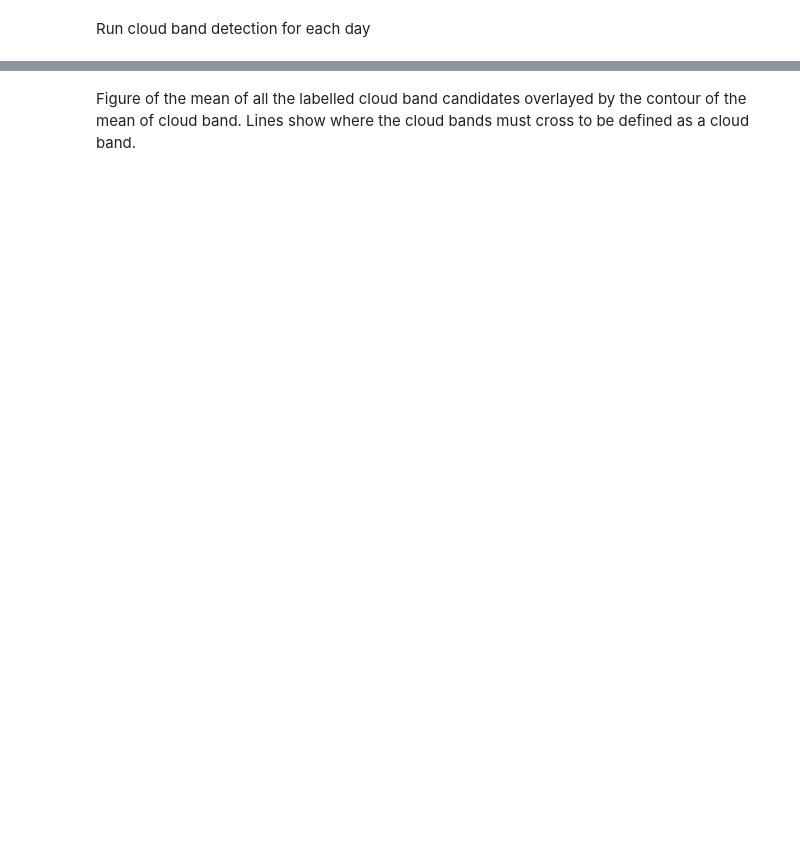
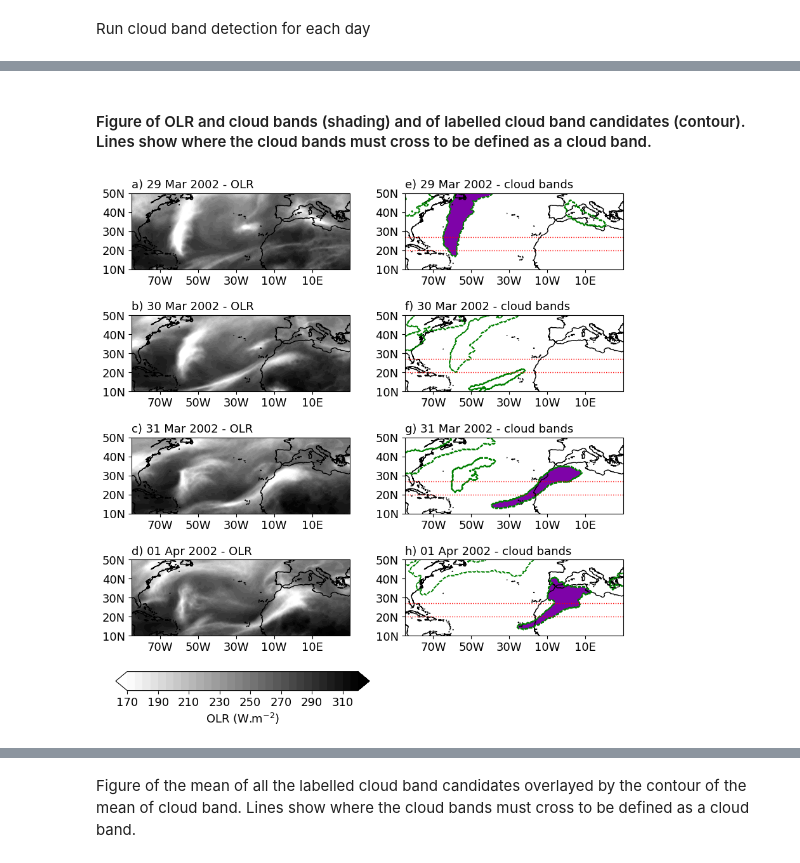
Before and after one commit to romainpilon/cloudbandPy, a Jupyter notebook: notebooks/plot_evolution_of_cloud_bands_northAtlantic_apr2002_Knippertz2005.ipynb, the cells around one changed output, grey strips where cells are left out. Cells and saved outputs as stored; diff of their text form; code cells hidden in the pictures; blank space fills up the shorter version.

```diff
--- a/notebooks/plot_evolution_of_cloud_bands_northAtlantic_apr2002_Knippertz2005.ipynb
+++ b/notebooks/plot_evolution_of_cloud_bands_northAtlantic_apr2002_Knippertz2005.ipynb
@@ -150,0 +94,80 @@ fig.show()
+# %% [markdown]
+#### Figure of OLR and cloud bands (shading) and of labelled cloud band candidates (contour). Lines show where the cloud bands must cross to be defined as a cloud band.
+# %%
+nrows = 4
+ncols = 2
+# for dates in title
+date_format = "%d %b %Y"
+dates = [el.strftime(date_format) for el in listofdates]  # Replace with your specific dates
+# Generate the alphabet labels for the titles
+alphabet_labels_left = [f"{letter})" for letter in string.ascii_lowercase[:nrows]]
+iterator_labels_left = iter(alphabet_labels_left)
+alphabet_labels_right = [f"{letter})" for letter in string.ascii_lowercase[nrows:nrows * ncols]]
+iterator_labels_right = iter(alphabet_labels_right)
+
+
+# Set graphic properties
+set_fontsize(13)
+LON_FORMAT = LongitudeFormatter(zero_direction_label=True, degree_symbol="")
+LAT_FORMAT = LatitudeFormatter(degree_symbol="")
+# Create a color map for olr data
+cmap_olr = plt.cm.get_cmap('binary')
+# Create a color map for detected cloud bands
+cmap_detected = plt.cm.get_cmap('plasma')
+# Create a map projection
+projection = ccrs.PlateCarree(central_longitude=0)
+
+fig = plt.figure(figsize=(10, 10))
+gs = gridspec.GridSpec(nrows, ncols, width_ratios=[1, 1])
+
+for i in range(4):
+    # Plot OLR data in the first column
+    ax_olr = fig.add_subplot(gs[i, 0], projection=projection)
+    # Panels titles
+    title = f"{next(iterator_labels_left)} {dates[i]} - OLR"
+    ax_olr.set_title(title, loc="left")
+    cs_olr = ax_olr.contourf(clons, lats, cyc_olr[i], cmap=cmap_olr, levels=range(170, 325, 5), extend="both", transform=projection)
+    ax_olr.coastlines()
+    lonticks = np.arange(-90, 30, 20)
+    latticks = np.arange(0, 60, 10)
+    ax_olr.set_xticks(lonticks, crs=ccrs.PlateCarree())
+    ax_olr.set_yticks(latticks, crs=ccrs.PlateCarree())
+    ax_olr.xaxis.set_major_formatter(LON_FORMAT)
+    ax_olr.yaxis.set_major_formatter(LAT_FORMAT)
+    ax_olr.set_extent([-85, 30, 33, 0])
+    ax_olr.set_ylim([10, 50])
+    # Plot cloud bands in the second column
+    ax_detected = fig.add_subplot(gs[i, 1], projection=projection)
+    # Panels titles
+    title = f"{next(iterator_labels_right)} {dates[i]} - cloud bands"
+    ax_detected.set_title(title, loc="left")
+    ax_detected.contourf(
+            clons, lats, np.ma.masked_where(cloud_bands_over_time[i] == 0, cloud_bands_over_time[i]), cmap=cmap_detected, transform=projection
+        )
+    ax_detected.contour(clons, lats, labelled_candidates[i], colors="g", linestyles="--", linewidths=1, dash_sequence=[2, 10, 2, 10])
+    gl2 = ax_detected.gridlines(crs=ccrs.PlateCarree(), draw_labels=False, linewidth=1, color="r", linestyle=":")
+    gl2.ylocator = mticker.FixedLocator([0, 27])
+    gl2.xlines = False
+    gl3 = ax_detected.gridlines(crs=ccrs.PlateCarree(), draw_labels=False, linewidth=1, color="r", linestyle=":")
+    gl3.ylocator = mticker.FixedLocator([0, 20])
+    gl3.xlines = False
+    ax_detected.coastlines()
+    lonticks = np.arange(-90, 30, 20)
+    latticks = np.arange(0, 60, 10)
+    ax_detected.set_xticks(lonticks, crs=ccrs.PlateCarree())
+    ax_detected.set_yticks(latticks, crs=ccrs.PlateCarree())
+    ax_detected.xaxis.set_major_formatter(LON_FORMAT)
+    ax_detected.yaxis.set_major_formatter(LAT_FORMAT)
+    ax_detected.set_extent([-85, 30, 33, 0])
+    ax_detected.set_ylim([10, 50])
+
+
+cax = fig.add_axes([0.1, 0.06, 0.4, 0.03])
+cbar = fig.colorbar(cs_olr, cax=cax, orientation='horizontal')
+cbar.ax.set_xlabel(r"OLR (W.m$^{-2}$)")
+
+fig.subplots_adjust(wspace=0.25, hspace=0.0)
+plt.savefig("knipertz2005_study.png", dpi=300, bbox_inches="tight")
+plt.show()
+# %% [output]
+[figure, added]
```
Also changed, not shown: parts of 12 cells of this notebook, 2 other files.
